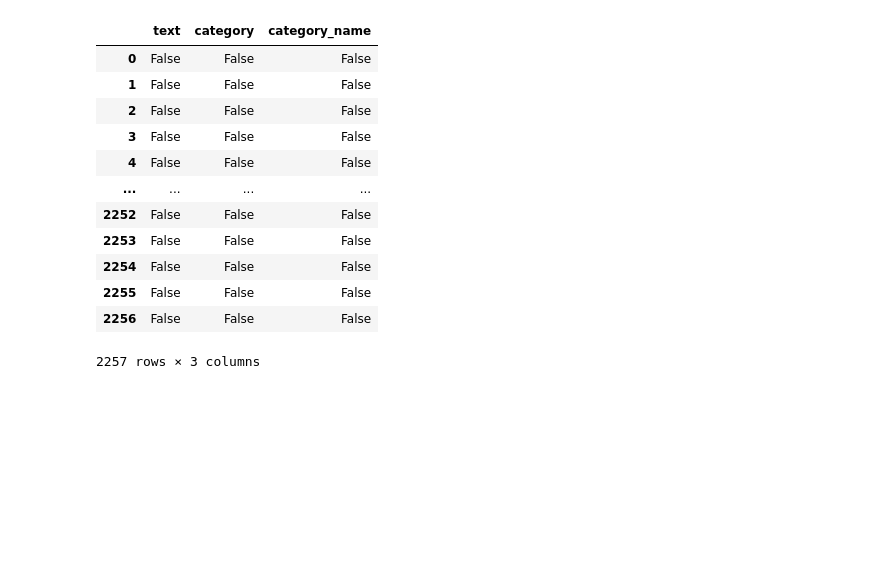
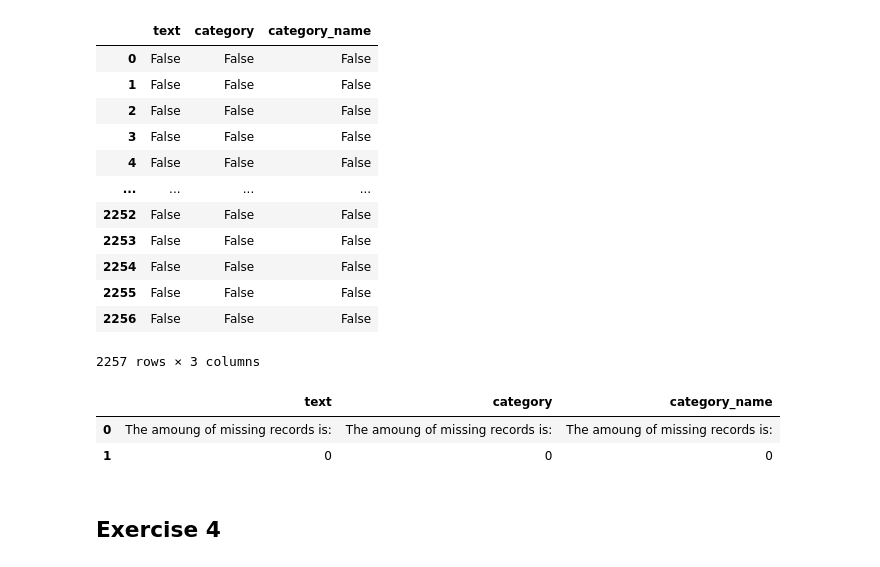
Before and after one commit to DITShark/DM2023-Lab1-Master, a Jupyter notebook: Homework/DM2023-Lab1-Homework.ipynb, the cells around one changed output. Drawn from its saved outputs; the diff is of its cells as text; code cells hidden in the pictures; blank space fills up the shorter version.

```diff
--- a/Homework/DM2023-Lab1-Homework.ipynb
+++ b/Homework/DM2023-Lab1-Homework.ipynb
@@ -347,3 +350,12 @@ X.isnull()
 | 2255 | False | False | False |
 | 2256 | False | False | False |
 2257 rows × 3 columns
+# %%
+# Use check_missing_values to get the number of missing value
+X.isnull().apply(lambda x: dmh.check_missing_values(x))
+# %% [output]
+|  | text | category | category_name |
+| 0 | The amoung of missing records is: | The amoung of missing records is: | The amoung of missing records is: |
+| 1 | 0 | 0 | 0 |
+# %% [markdown]
+## Exercise 4
```
Also changed, not shown: parts of 36 cells of this notebook.
